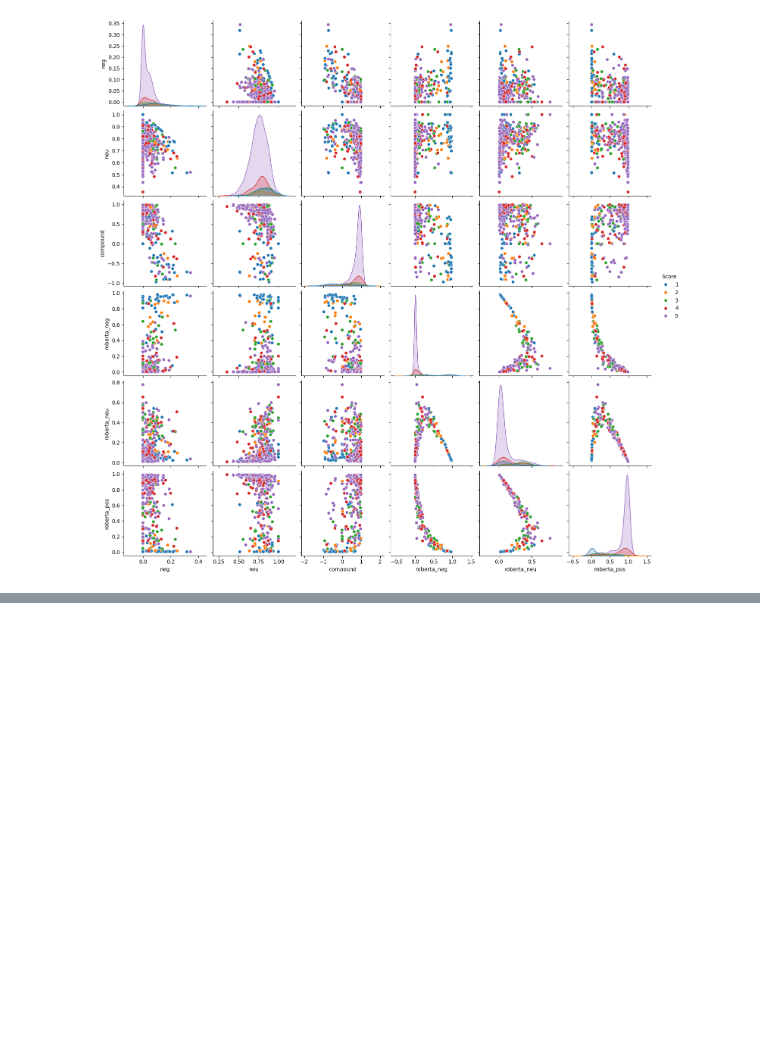
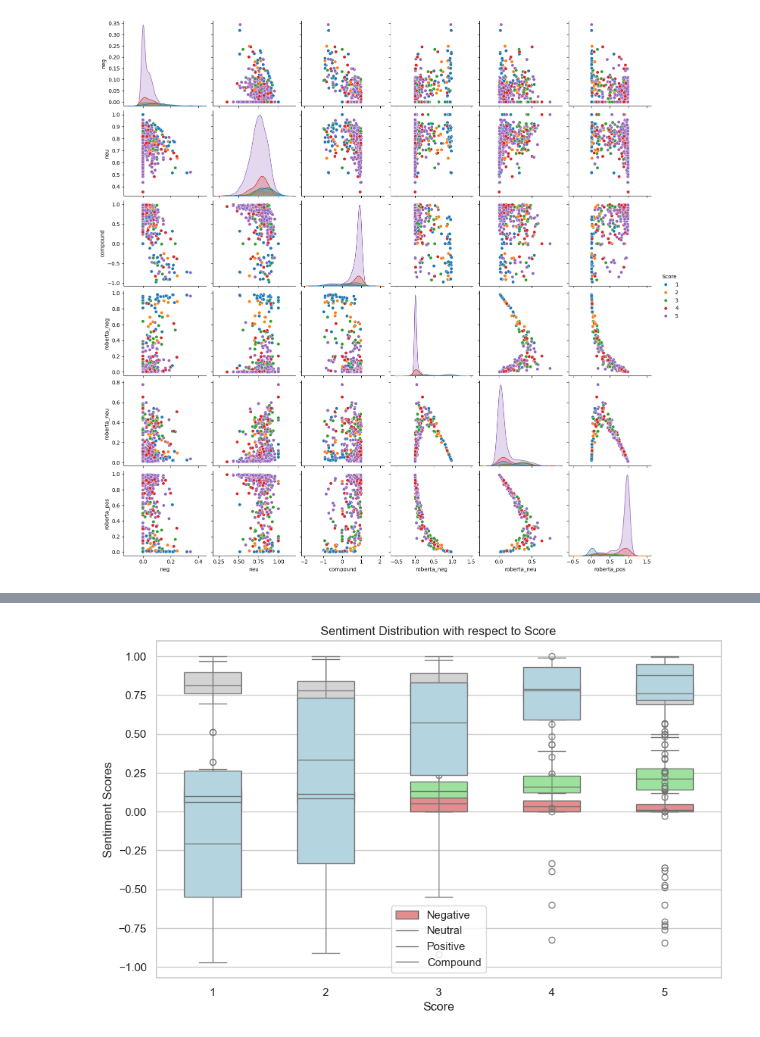
Before and after one commit to subham-singh46/SENTIMENT-ANALYSIS-VADER-ROBERTA-, a Jupyter notebook: sentiment.ipynb, the cells around one changed output, grey strips where cells are left out. Cells and saved outputs as stored; diff of their text form; code cells hidden in the pictures; blank space fills up the shorter version.

Commit message:
3rd Commit -  Added Various comparison graphs between Score and Vader outputs.

```diff
--- a/sentiment.ipynb
+++ b/sentiment.ipynb
@@ -343,0 +357,21 @@ sns.pairplot(data=results_df,vars=[ 'neg', 'neu', 'compound',  'roberta_neg', 'r
+# %%
+sns.set(style="whitegrid")
+
+# Create a figure and axis
+fig, ax = plt.subplots(figsize=(10, 6))
+
+# Plot the data
+sns.boxplot(x='Score', y='neg', data=results_df, ax=ax, color='lightcoral', width=0.5, linewidth=1)
+sns.boxplot(x='Score', y='neu', data=results_df, ax=ax, color='lightgray', width=0.5, linewidth=1)
+sns.boxplot(x='Score', y='pos', data=results_df, ax=ax, color='lightgreen', width=0.5, linewidth=1)
+sns.boxplot(x='Score', y='compound', data=results_df, ax=ax, color='lightblue', width=0.5, linewidth=1)
+
+# Customize the plot
+ax.set_title('Sentiment Distribution with respect to Score')
+ax.set_ylabel('Sentiment Scores')
+ax.set_xlabel('Score')
+ax.legend(labels=['Negative', 'Neutral', 'Positive', 'Compound'])
+
+plt.show()
+# %% [output]
+[figure, added]
```
Also changed, not shown: parts of 8 cells of this notebook, 1 other file.
